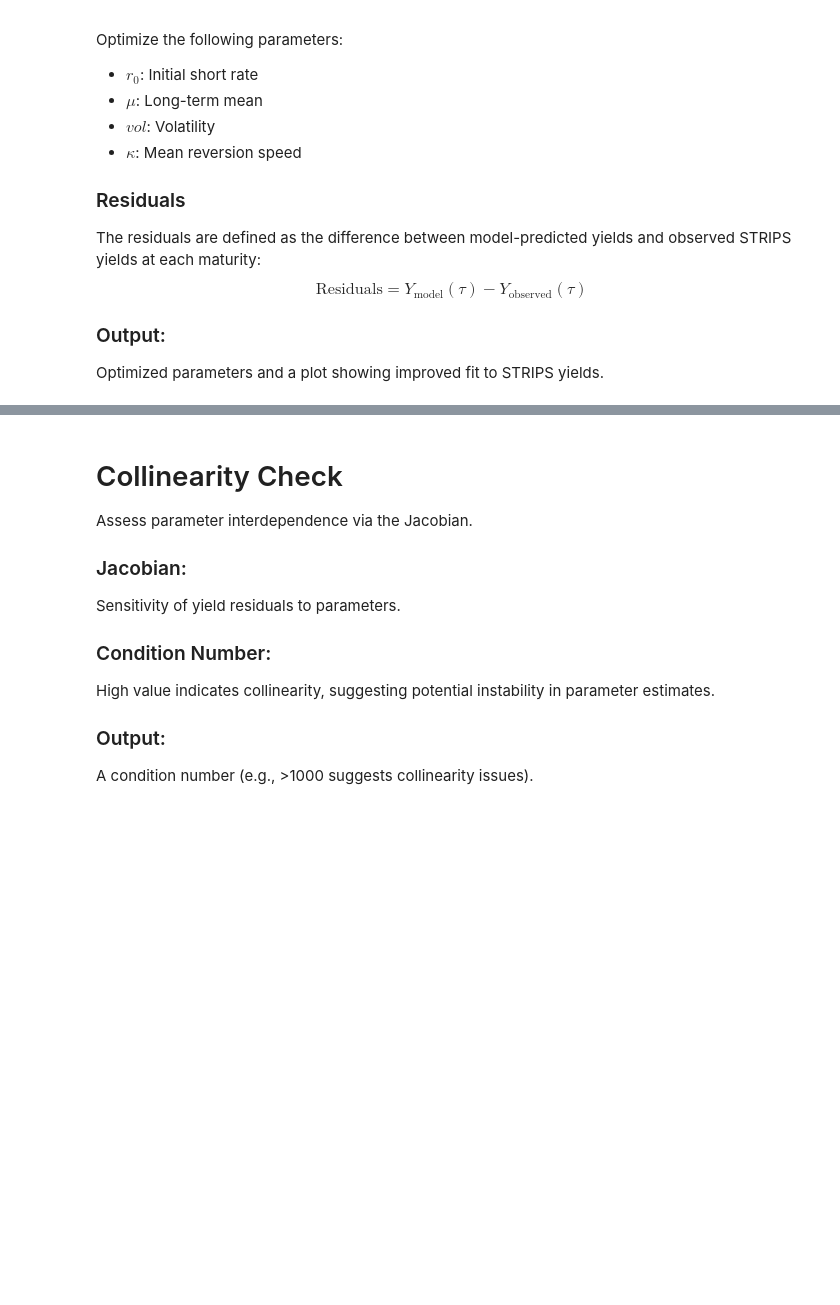
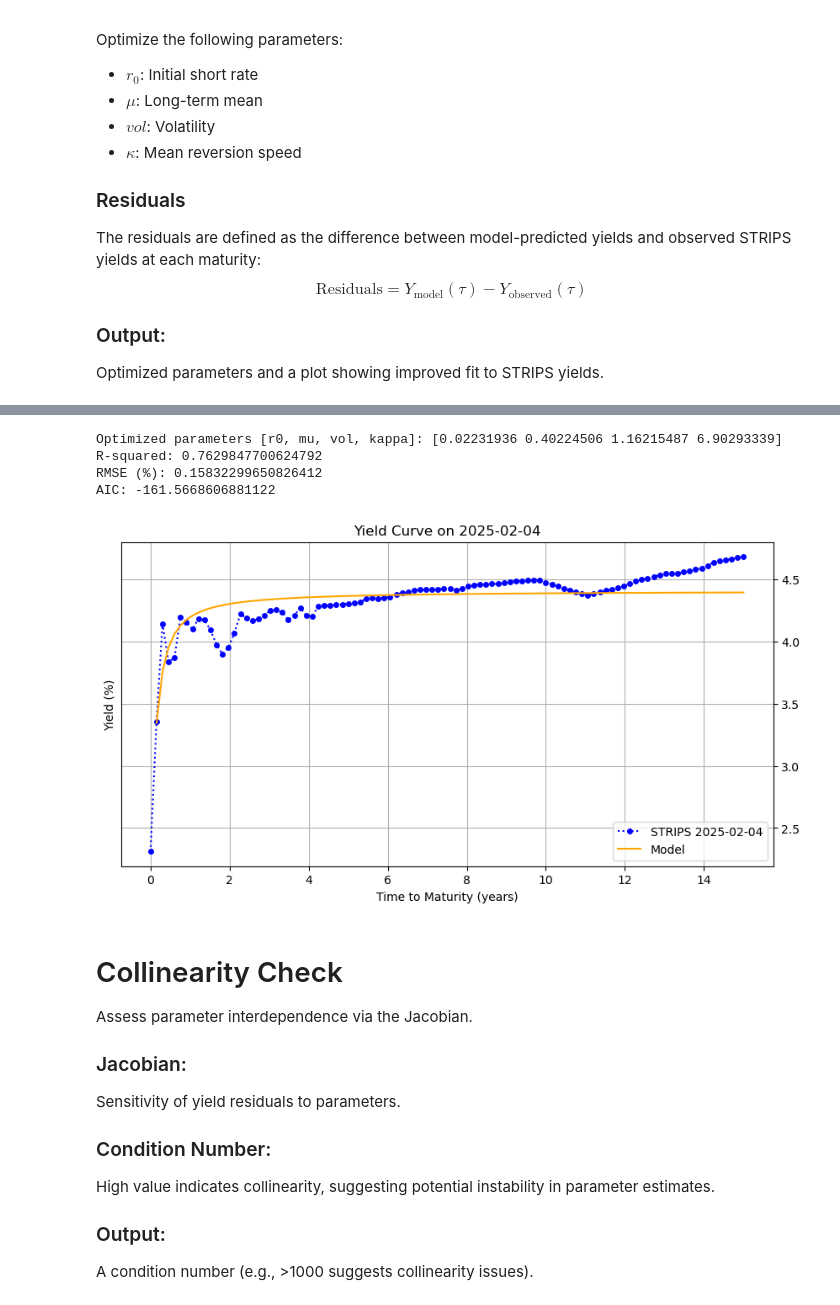
Before and after one commit to divija-rao/FixedIncome, a Jupyter notebook: Vasicek Model.ipynb, the cells around one changed output, grey strips where cells are left out. Drawn from its saved outputs; the diff is of its cells as text; code cells hidden in the pictures; blank space fills up the shorter version.

Commit message:
1F and 2F Vasicek Model

```diff
--- a/Vasicek Model.ipynb
+++ b/Vasicek Model.ipynb
@@ -344,3 +371,67 @@ Optimized parameters [r0, mu, vol, kappa]: [0.0223195  0.40221237 1.16213856 6.9
+# %%
+class Fitter:
+    def __init__(self, model, obs_yields, obs_times, dist='Q'):
+        self.model = model
+        self.data = np.array(obs_yields)  # Observed yields
+        self.times = np.array(obs_times)  # Maturities
+        self.dist = dist
+        self.model_yields = None  # Store predicted yields after fitting
+        self.n_params = 4  # Number of parameters in Vasicek (r0, mu, vol, kappa)
+
+    def residuals(self, x):
+        m = self.model
+        m.update_params(x)
+        model_yields = [m.yield_curve(t) for t in self.times]
+        return np.array(model_yields) - self.data
+
+    def r_squared(self):
+        if self.model_yields is None:
+            raise ValueError("Model must be fitted first.")
+        y_mean = np.mean(self.data)
+        ss_tot = np.sum((self.data - y_mean) ** 2)  # Total sum of squares
+        ss_res = np.sum((self.data - self.model_yields) ** 2)  # Residual sum of squares
+        return 1 - (ss_res / ss_tot) if ss_tot > 0 else np.nan
+
+    def rmse(self):
+        if self.model_yields is None:
+            raise ValueError("Model must be fitted first.")
+        return np.sqrt(np.mean((self.data - self.model_yields) ** 2))
+
+    def aic(self):
+        if self.model_yields is None:
+            raise ValueError("Model must be fitted first.")
+        n = len(self.data)  # Number of observations
+        rss = np.sum((self.data - self.model_yields) ** 2)  # Residual sum of squares
+        # AIC = n * ln(RSS/n) + 2 * k, where k is number of parameters
+        return n * np.log(rss / n) + 2 * self.n_params if rss > 0 else np.nan
+
+    def fit(self, x0, solver='trf'):
+        bounds = ([0, -np.inf, 0, 0], [np.inf, np.inf, np.inf, np.inf])  # Bounds for r0, mu, vol, kappa
+        result = least_squares(self.residuals, x0[:4], method=solver, bounds=bounds)  # Fit with 4 params
+        self.model.update_params(result.x)
+        self.model_yields = np.array([self.model.yield_curve(t) for t in self.times])  # Store predictions
+        return result
+
+# Initial guess
+# Initial parameters for one-factor Vasicek
+x0 = [0.04, 0.02, 0.1, 0.2]  # [r0, mu, vol, kappa]
+fitter = Fitter(m, yields, times, 'Q')
+fit_result = fitter.fit(x0)
+print("Optimized parameters [r0, mu, vol, kappa]:", fit_result.x)
+print("R-squared:", fitter.r_squared())
+print("RMSE (%):", fitter.rmse())
+print("AIC:", fitter.aic())
+
+# Update model and compute fitted yields
+m.update_params(fit_result.x)
+fitted_yields = [m.yield_curve(t) for t in times]
+plot_yields(dt, times, yields, m)
+# %% [output]
+Optimized parameters [r0, mu, vol, kappa]: [0.02231936 0.40224506 1.16215487 6.90293339]
+R-squared: 0.7629847700624792
+RMSE (%): 0.15832299650826412
+AIC: -161.5668606881122
+[figure, added]
 # %% [markdown]
 # Collinearity Check
 
```
Also changed, not shown: parts of 5 cells of this notebook.
